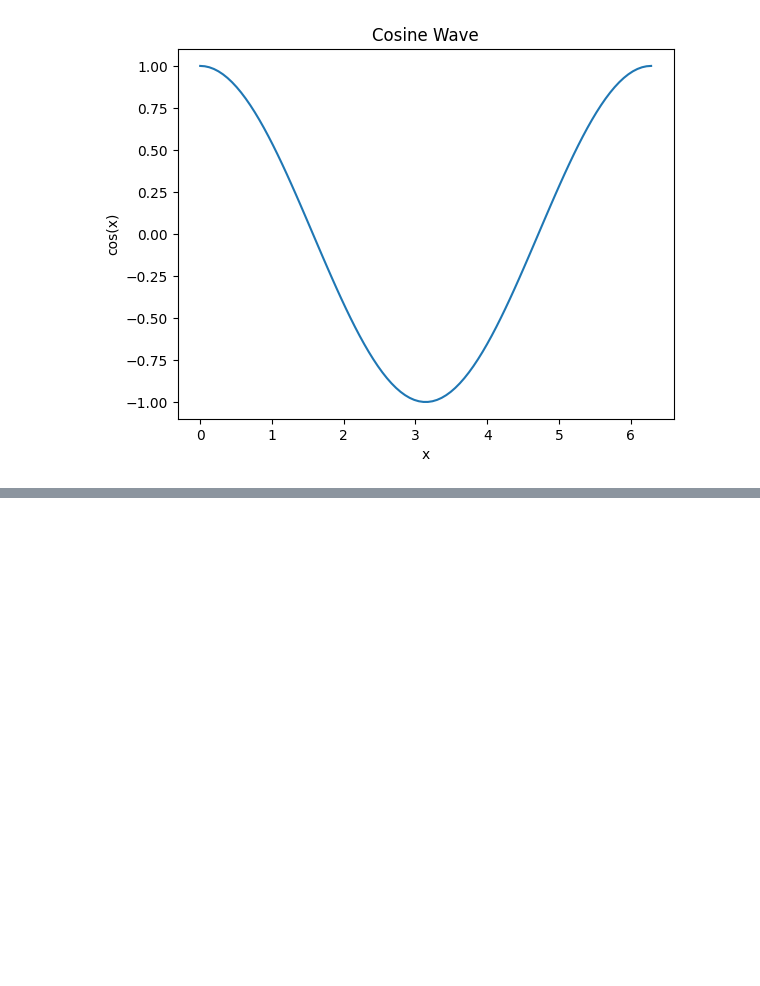
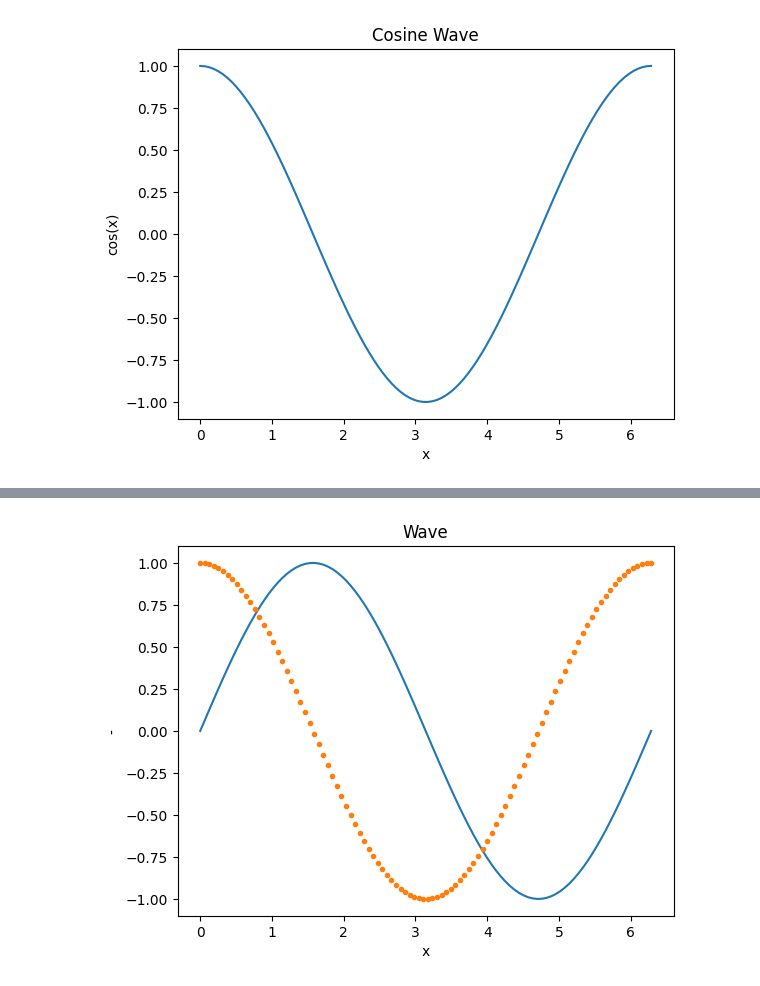
Before and after one commit to HuKaiJie-dev/MyFirstRepo, a Jupyter notebook: python專案/demo.ipynb, the cells around one changed output, grey strips where cells are left out. Drawn from its saved outputs; the diff is of its cells as text; code cells hidden in the pictures; blank space fills up the shorter version.

```diff
--- a/python專案/demo.ipynb
+++ b/python專案/demo.ipynb
@@ -52,0 +77,26 @@ plt.show()
+# %%
+# prompt: create a sin, cos plot
+
+import matplotlib.pyplot as plt
+import numpy as np
+
+# Generate x values from 0 to 2π
+x = np.linspace(0, 2 * np.pi, 100)
+
+# Calculate corresponding y values for sin(x)
+y = np.sin(x)
+y2 = np.cos(x)
+
+# Create the plot
+plt.plot(x, y, "-")
+plt.plot(x, y2, ".")
+
+# Add labels and title
+plt.xlabel("x")
+plt.ylabel("-")
+plt.title("Wave")
+
+# Display the plot
+plt.show()
+# %% [output]
+[figure, added]
```
Also changed, not shown: parts of 1 cell of this notebook.
